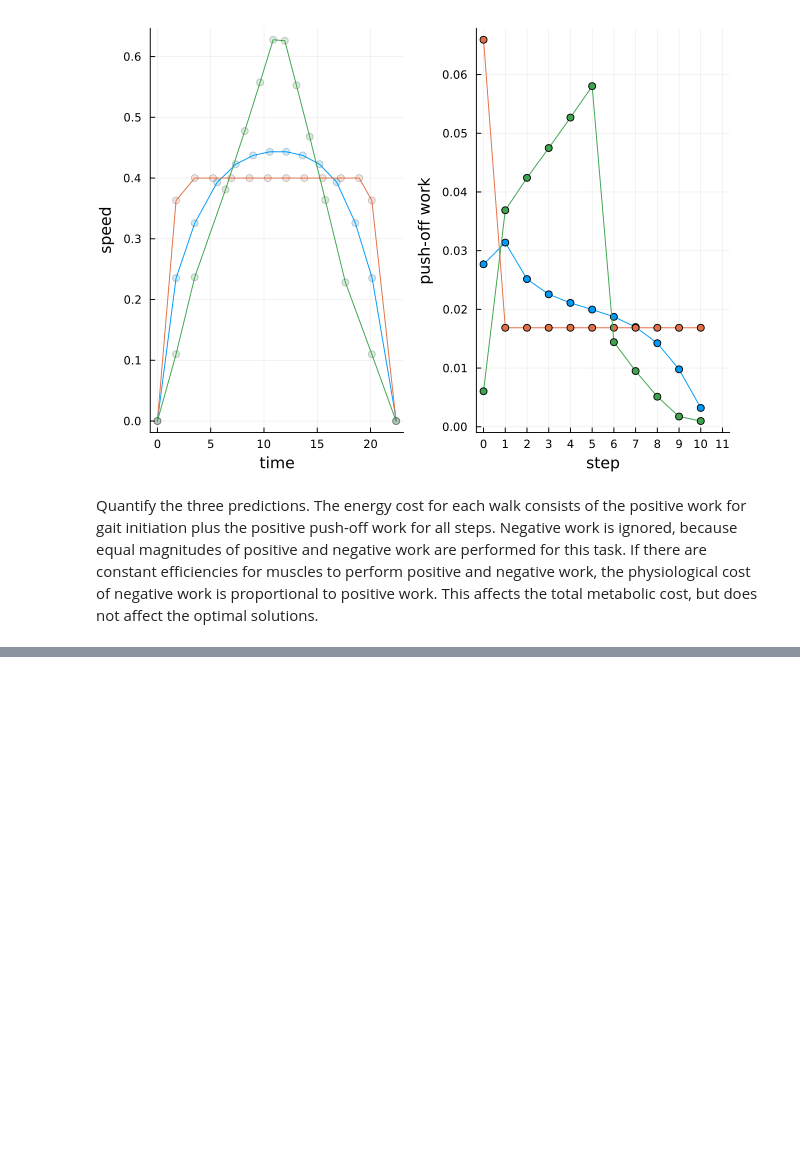
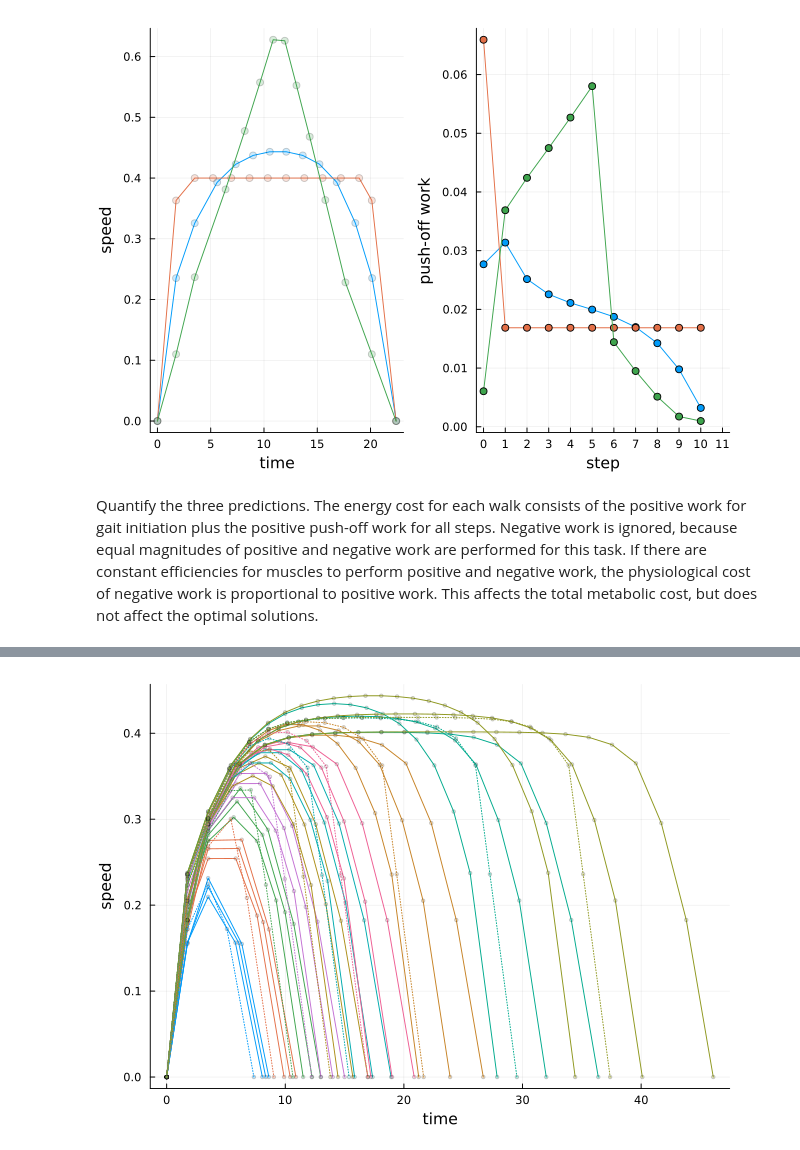
Before and after one commit to kuo-lab/simplelocomotionmodel, a Jupyter notebook: src/shortwalks.ipynb, the cells around one changed output, grey strips where cells are left out. Drawn from its saved outputs; the diff is of its cells as text; code cells hidden in the pictures; blank space fills up the shorter version.

Commit message:
short walks near final

```diff
--- a/src/shortwalks.ipynb
+++ b/src/shortwalks.ipynb
@@ -131,0 +149,62 @@ Minimization of cost of transport is not energetically optimal, because it is le
+# %%
+wstar4 = findgait(WalkRW2l(α=0.35,safety=true), target=:speed=>0.3, varying=:P)
+wstar43 = findgait(WalkRW2l(α=0.3,safety=true), target=:speed=>0.3, varying=:P) # shorter steps
+wstar44 = findgait(WalkRW2l(α=0.4,safety=true), target=:speed=>0.3, varying=:P) # longer steps
+wsteplens = [wstar43, wstar4, wstar44]
+ctime = 0.015 # cost of time, to encourage hurrying
+tchange = 1.75
+p = plot()
+walksteps = [1, 2, 3, 4, 5, 6, 7, 10, 15, 20] # take walks of this # of steps
+results43 = Array{MultiStepResults,1}(undef,0) # store each optimization result here
+results = Array{MultiStepResults,1}(undef,0) # store each optimization result here
+results44 = Array{MultiStepResults,1}(undef,0) # store each optimization result here
+peakspds = zeros(length(walksteps))
+peakspeeds43 = zeros(length(walksteps))
+peakspeeds44 = zeros(length(walksteps))
+durations = zeros(length(walksteps))
+durations43 = zeros(length(walksteps))
+durations44 = zeros(length(walksteps))
+for (i,nsteps) in enumerate(walksteps)
+    result = optwalktime(wsteplens[1], nsteps, ctime=ctime) # optimize with a cost of time
+    plotvees!(result, tchange=tchange, usespline=false, color=i, speedtype=:shortwalks, rampuporder=1, markersize=2) # plot instantaneous speed vs. time
+    push!(results43, result) # add this optimization to results array
+    peakspeeds43[i] = maximum(stepspeeds(result.steps)[2])
+    durations43[i] = result.totaltime
+    result = optwalktime(wsteplens[2], nsteps, ctime=ctime) # optimize with a cost of time
+    plotvees!(result, tchange=tchange, usespline=false, color=i, speedtype=:shortwalks, rampuporder=1, markersize=2) # plot instantaneous speed vs. time
+    push!(results, result) # add this optimization to results array
+    peakspds[i] = maximum(stepspeeds(result.steps)[2])
+    durations[i] = result.totaltime
+    result = optwalktime(wsteplens[3], nsteps, ctime=ctime)# # optimize with a cost of time
+    plotvees!(result, tchange=tchange, usespline=false, color=i, speedtype=:shortwalks, rampuporder=1, markersize=2) # plot instantaneous speed vs. time
+    push!(results44, result) # add this optimization to results array
+    peakspeeds44[i] = maximum(stepspeeds(result.steps)[2])
+    durations44[i] = result.totaltime
+end # longer steps took longer and resulted in almost same peak speed but of course traveled farther
+distances43 = [sum(result.steps.steplength) for result in results43]
+distances = [sum(result.steps.steplength) for result in results]
+distances44 = [sum(result.steps.steplength) for result in results44]
+
+# now applying steps increasing with v^0.42 using WalkRW2lvs (linearized, varying step length)
+wstar4vs = findgait(WalkRW2lvs(α=0.35,safety=true), target=:speed=>0.3, varying=:P)
+ctime = 0.05 # cost of time, to encourage hurrying
+tchange = 1.75
+#pv = plot()
+walksteps = [1, 2, 3, 4, 5, 6, 7, 10, 15, 20] # take walks of this # of steps
+resultvss = Array{MultiStepResults,1}(undef,0) # store each optimization result here
+tees = zeros(length(walksteps),3)
+peakspeedvss = zeros(length(walksteps))
+durationvss = zeros(length(walksteps))
+for (i,nsteps) in enumerate(walksteps)
+    result = optwalktime(wstar4vs, nsteps, ctime=ctime) # optimize with a cost of time
+    plotvees!(result, tchange=tchange, usespline=false, speedtype=:shortwalks, color=i, rampuporder=1, markersize=2, linestyle=:dot) # plot instantaneous speed vs. time
+    push!(resultvss, result)
+    peakspeedvss[i] = maximum(stepspeeds(result.steps)[2])
+    durationvss[i] = result.totaltime
+     # add this optimization to results array
+end
+distancevss = [sum(result.steps.steplength) for result in resultvss]
+
+Plots.display(p) # instantaneous speed vs. distance profiles
+# %% [output]
+[figure, added]
```
Also changed, not shown: parts of 13 cells of this notebook, 11 other files.
